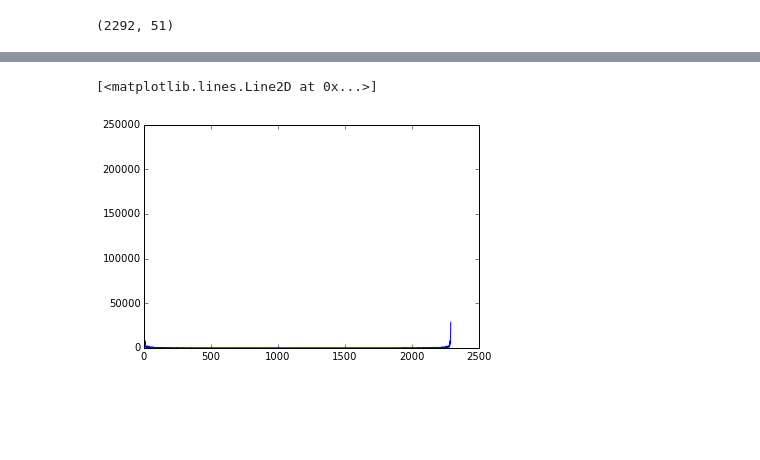
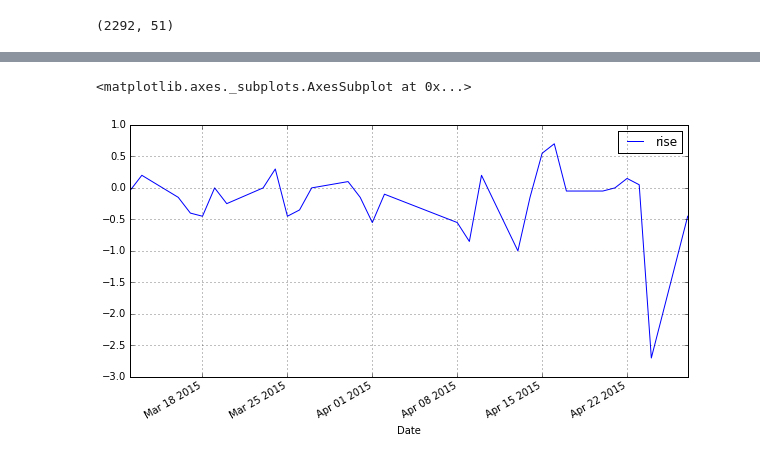
Before and after one commit to twistedogic/ipy, a Jupyter notebook: python/test.ipynb, the cells around one changed output, grey strips where cells are left out. Drawn from its saved outputs; the diff is of its cells as text; code cells hidden in the pictures; blank space fills up the shorter version.

```diff
--- a/python/test.ipynb
+++ b/python/test.ipynb
@@ -66,6 +74,5 @@ tf[['Close', 'TSF']].plot(grid=True,figsize=(10,5))
-# %%
-ff = fft(data['Close'])
-plt.plot(np.abs(ff))
-# %% [output]
-[<matplotlib.lines.Line2D at 0x...>]
-[figure, removed]
+# %%
+tf[['rise']].plot(grid=True,figsize=(10,5))
+# %% [output]
+<matplotlib.axes._subplots.AxesSubplot at 0x...>
+[figure, added]
```
Also changed, not shown: parts of 4 cells of this notebook.
